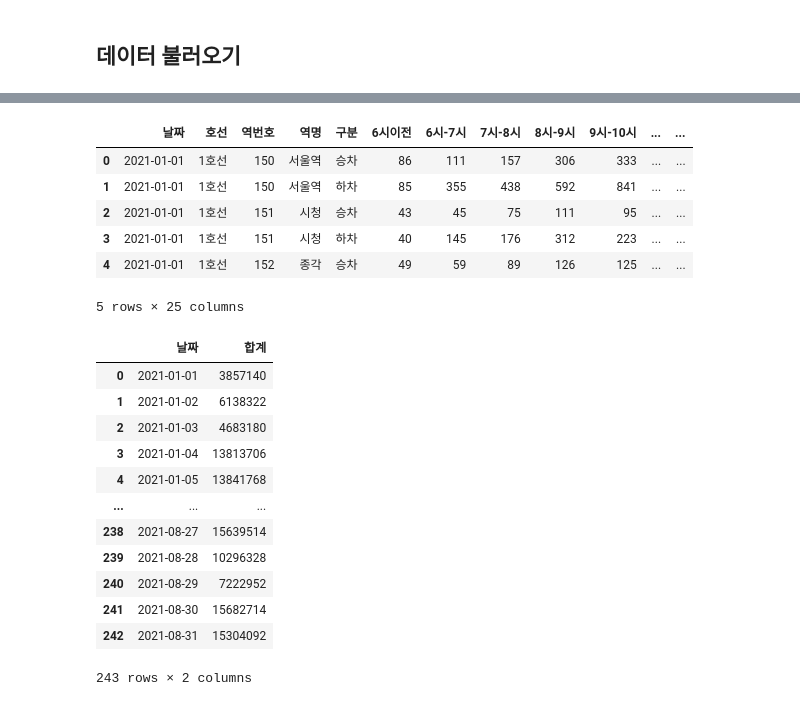
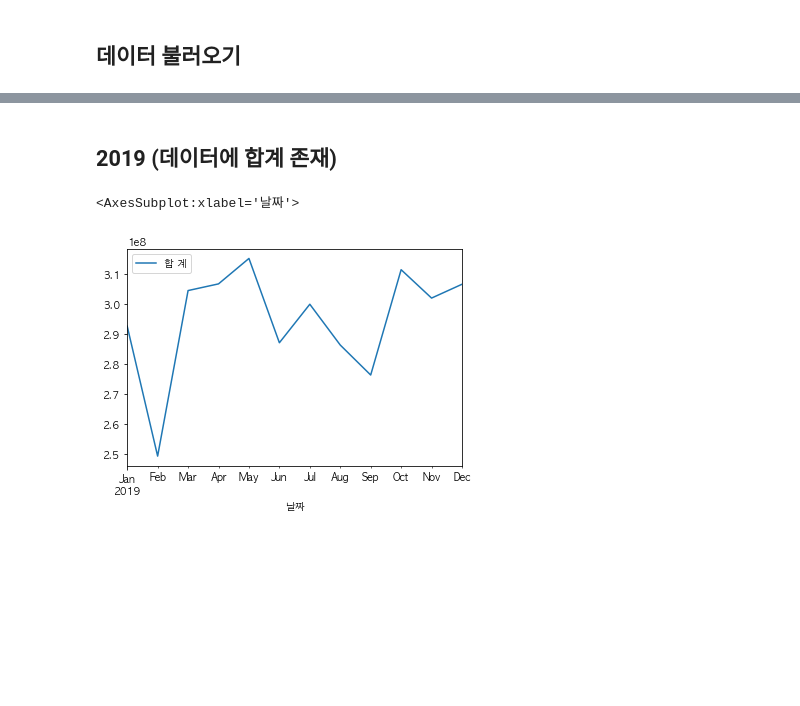
Before and after one commit to SeungyounShin/DGU-DataAnalysis, a Jupyter notebook: hyemin-station.ipynb, the cells around one changed output, grey strips where cells are left out. Drawn from its saved outputs; the diff is of its cells as text; code cells hidden in the pictures; blank space fills up the shorter version.

```diff
--- a/hyemin-station.ipynb
+++ b/hyemin-station.ipynb
@@ -8,5 +8,6 @@ if platform.system() == 'Darwin': #맥
 # %% [markdown]
 ## 데이터 불러오기
 # %%
-subway = pd.read_csv('./subway.csv',encoding='cp949')
-subway.head(5)
+subway2019 = pd.read_excel('./2019_1_to_8.xlsx', header = 1)
+subway2020 = pd.read_csv('./2020_1_to_8.csv', encoding='cp949')
+subway2021 = pd.read_csv('./subway.csv', encoding='cp949')
@@ -21,29 +14,11 @@ subway.head(5)
-# %%
-subway['합계'] = subway.iloc[:, 5:].sum(axis=1)
-subway.head(5)
-# %% [output]
-|  | 날짜 | 호선 | 역번호 | 역명 | 구분 | 6시이전 | 6시-7시 | 7시-8시 | 8시-9시 | 9시-10시 | ... | ... |
-| 0 | 2021-01-01 | 1호선 | 150 | 서울역 | 승차 | 86 | 111 | 157 | 306 | 333 | ... | ... |
-| 1 | 2021-01-01 | 1호선 | 150 | 서울역 | 하차 | 85 | 355 | 438 | 592 | 841 | ... | ... |
-| 2 | 2021-01-01 | 1호선 | 151 | 시청 | 승차 | 43 | 45 | 75 | 111 | 95 | ... | ... |
-| 3 | 2021-01-01 | 1호선 | 151 | 시청 | 하차 | 40 | 145 | 176 | 312 | 223 | ... | ... |
-| 4 | 2021-01-01 | 1호선 | 152 | 종각 | 승차 | 49 | 59 | 89 | 126 | 125 | ... | ... |
-5 rows × 25 columns
+# %% [markdown]
+## 2019 (데이터에 합계 존재)
 # %%
-temp = subway.iloc[:, [0, -1]]
+temp = subway2019.iloc[:, [0, -1]].copy()
+temp['날짜'] = temp['날짜'].apply(lambda x : pd.to_datetime(str(x), format="%Y-%m-%d")) # datetime object로 바꾸기
 temp = temp.groupby('날짜',as_index=False).sum()
-temp
+sum_list = temp.set_index('날짜').resample('M').sum()
+sum_list.plot()
 # %% [output]
-|  | 날짜 | 합계 |
-| 0 | 2021-01-01 | 3857140 |
-| 1 | 2021-01-02 | 6138322 |
-| 2 | 2021-01-03 | 4683180 |
-| 3 | 2021-01-04 | 13813706 |
-| 4 | 2021-01-05 | 13841768 |
-| ... | ... | ... |
-| 238 | 2021-08-27 | 15639514 |
-| 239 | 2021-08-28 | 10296328 |
-| 240 | 2021-08-29 | 7222952 |
-| 241 | 2021-08-30 | 15682714 |
-| 242 | 2021-08-31 | 15304092 |
-243 rows × 2 columns
+<AxesSubplot:xlabel='날짜'>
+[figure, added]
```
Also changed, not shown: parts of 8 cells of this notebook, 2 other files.
